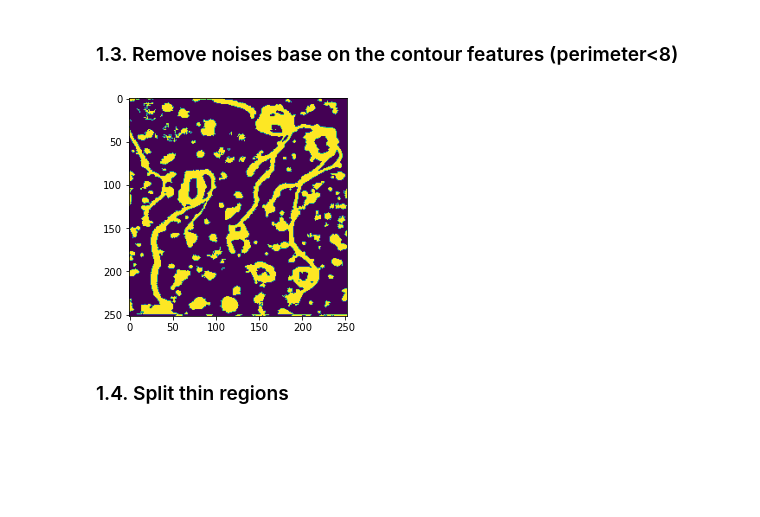
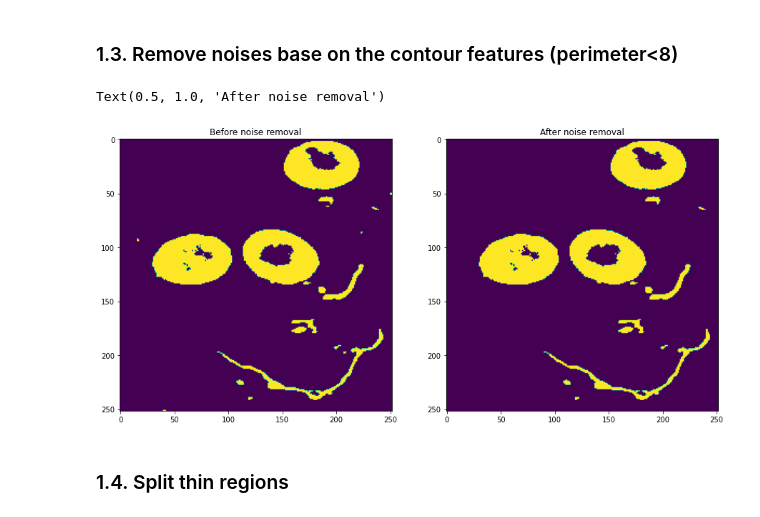
Before and after one commit to LucasKirsten/ComputerVisionUFRGS, a Jupyter notebook: TF/src/CV/source.ipynb, the cells around one changed output. Drawn from its saved outputs; the diff is of its cells as text; code cells hidden in the pictures; blank space fills up the shorter version.

```diff
--- a/TF/src/CV/source.ipynb
+++ b/TF/src/CV/source.ipynb
@@ -32,0 +34,3 @@ path_masks  = sorted(glob(os.path.join(folder_masks, '*.png')))
+# %%
+data = DataLoader('../../data')
+data.set_data('train')
@@ -33,9 +40,8 @@ path_masks  = sorted(glob(os.path.join(folder_masks, '*.png')))
 # %% [markdown]
 Open a random image and display it
 # %%
-i = np.random.randint(0, len(path_images))
+i = np.random.randint(0, len(data))
+image, mask = data[i]
 
-image = imread(path_images[i])
-mask  = get_mask(path_masks[i])
 show_ann(image, mask)
 # %% [output]
@@ -51,9 +57,10 @@ show_ann(image, mask)
 kernel = cv2.getStructuringElement(cv2.MORPH_RECT, (3,3))
 
 # augment contrast of objects in scene
-lab = cv2.cvtColor(image, cv2.COLOR_BGR2LAB)[...,0]
-blur = equalize_adapthist(lab, clip_limit=0.01)
+lab = cv2.cvtColor(image, cv2.COLOR_BGR2LAB)
+blur = equalize_adapthist(lab[...,0], clip_limit=0.01)
 blur = np.uint8(blur*255)
 
-plot(blur)
+plt.figure(figsize=(10,10))
+plt.imshow(blur)
 # %% [output]
@@ -61,8 +69,8 @@ plot(blur)
 # %% [markdown]
 ### 1.2. Use threshold OTSU to binary image
 # %%
-#th = cv2.threshold(blur, 0, 255, cv2.THRESH_BINARY + cv2.THRESH_OTSU)[1]
-th = cv2.adaptiveThreshold(blur , 255, cv2.ADAPTIVE_THRESH_GAUSSIAN_C, cv2.THRESH_BINARY,51,0)
+th = cv2.threshold(blur, 0, 255, cv2.THRESH_BINARY + cv2.THRESH_OTSU)[1]
 
-plot(th)
+plt.figure(figsize=(10,10))
+plt.imshow(th)
 # %% [output]
@@ -72,22 +81,29 @@ plot(th)
 # %%
 # remove noises
 contour = cv2.findContours(th,cv2.RETR_EXTERNAL,cv2.CHAIN_APPROX_SIMPLE)[1]
 segmented = np.copy(th)
 for cnt in contour:
     perimeter = cv2.arcLength(cnt,True)
     if perimeter>8:
         continue
 
     # remove noise
     draw = np.ones_like(segmented)
     cv2.drawContours(draw, [cnt], 0, (0,0,0), -1)
 
     segmented = segmented * draw
 mask = np.uint8(segmented)
 
-plot(mask)
+plt.figure(figsize=(15,10))
+plt.subplot(121)
+plt.imshow(th)
+plt.title('Before noise removal')
+plt.subplot(122)
+plt.imshow(mask)
+plt.title('After noise removal')
 # %% [output]
+Text(0.5, 1.0, 'After noise removal')
-[figure, old version]
+[figure, new version]
 # %% [markdown]
 ### 1.4. Split thin regions
 # %% [markdown]
```
Also changed, not shown: parts of 13 cells of this notebook, 8 other files.
